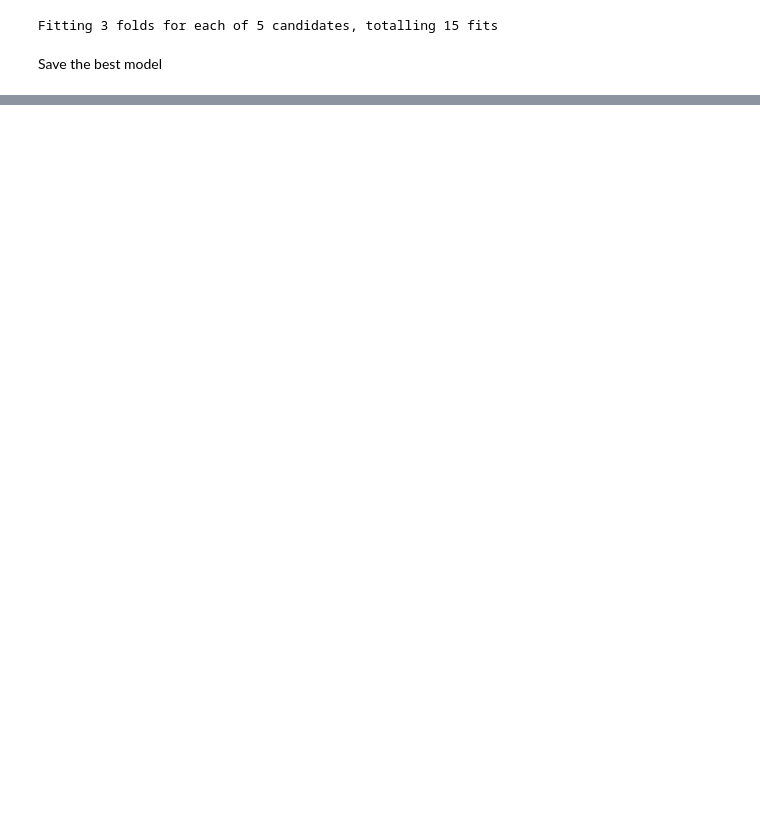
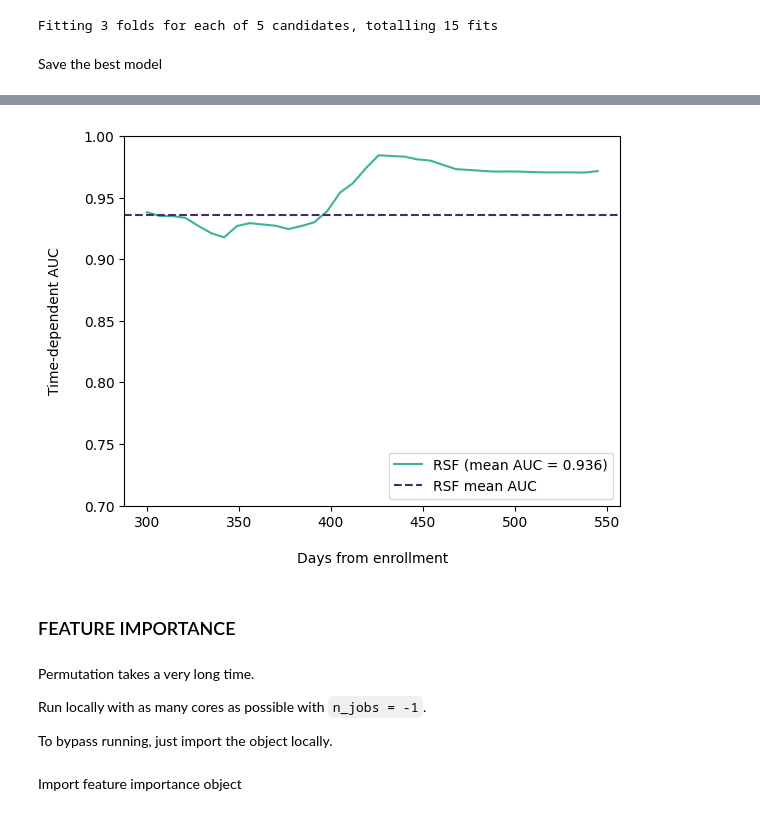
Before and after one commit to Nectar-Technologies/ledge-nectar, a Jupyter notebook: aqi/notebooks/05_fit_RSF.ipynb, the cells around one changed output, grey strips where cells are left out. Cells and saved outputs as stored; diff of their text form; code cells hidden in the pictures; blank space fills up the shorter version.

```diff
--- a/aqi/notebooks/05_fit_RSF.ipynb
+++ b/aqi/notebooks/05_fit_RSF.ipynb
@@ -130,0 +187,10 @@ rsf = rf_random.best_estimator_
+# %%
+va_times = np.arange(300, 550, 7)
+
+rsf_chf_funcs = rf_random.predict_cumulative_hazard_function(
+    X_test, return_array=False)
+rsf_risk_scores = np.row_stack([chf(va_times) for chf in rsf_chf_funcs])
+
+rsf_auc, rsf_mean_auc = cumulative_dynamic_auc(
+    y_train, y_test, rsf_risk_scores, va_times
+)
@@ -130,0 +201,44 @@ rsf = rf_random.best_estimator_
+# %%
+plt.plot(
+    va_times,
+    rsf_auc,
+    "-",
+    color = "#3CB29A",
+    label = "RSF (mean AUC = {:.3f})".format(rsf_mean_auc)
+)
+
+# Add mean AUC
+plt.axhline(
+    rsf_mean_auc,
+    linestyle = "--",
+    color = "#422B72",
+    label = "RSF mean AUC"
+)
+
+# Labels and limits
+plt.xlabel("\nDays from enrollment")
+plt.ylabel("Time-dependent AUC\n")
+plt.ylim(0.7, 1.0)
+
+# Legend
+plt.legend(loc="lower right")
+
+# Remove the grid
+plt.grid(False)
+
+# Save
+outputs_folder = os.path.join(os.getcwd(), '..', 'outputs')
+plt.savefig(os.path.join(outputs_folder, "RSF_ROC.png"))
+
+# Show plot
+plt.show()
+# %% [output]
+[figure, added]
+# %% [markdown]
+### FEATURE IMPORTANCE
+# %% [markdown]
+Permutation takes a very long time.
+
+Run locally with as many cores as possible with `n_jobs = -1`.
+
+To bypass running, just import the object locally.
@@ -130,0 +261,2 @@ rsf = rf_random.best_estimator_
+# %% [markdown]
+Import feature importance object
```
Also changed, not shown: parts of 22 cells of this notebook.
